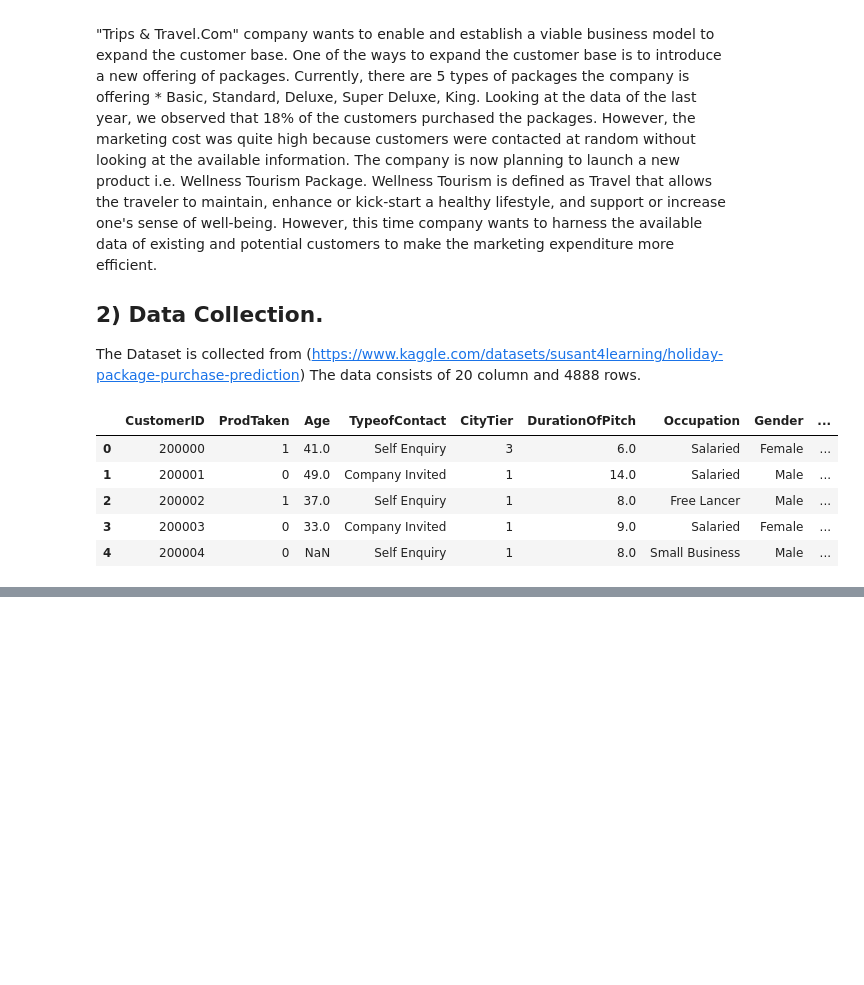
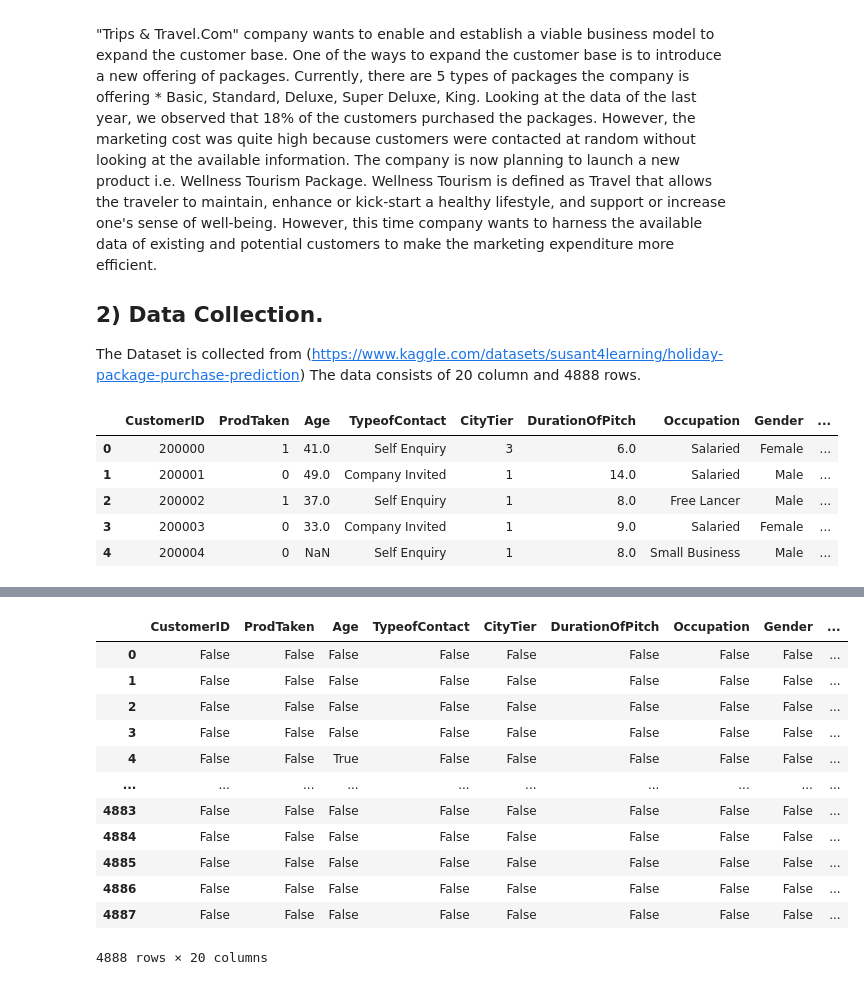
Before and after one commit to DheerajMahapatra/Data-Science, a Jupyter notebook: 31-Random Forest Machine Learning/31.3-Random Forest Classification Implementation.ipynb, the cells around one changed output, grey strips where cells are left out. Saved outputs shown, nothing was run; the diff lists cells and outputs as text; code cells hidden in the pictures; blank space fills up the shorter version.

```diff
--- a/31-Random Forest Machine Learning/31.3-Random Forest Classification Implementation.ipynb
+++ b/31-Random Forest Machine Learning/31.3-Random Forest Classification Implementation.ipynb
@@ -31,0 +40,16 @@ df.head()
+# %%
+df.isnull()
+# %% [output]
+|  | CustomerID | ProdTaken | Age | TypeofContact | CityTier | DurationOfPitch | Occupation | Gender | ... |
+| 0 | False | False | False | False | False | False | False | False | ... |
+| 1 | False | False | False | False | False | False | False | False | ... |
+| 2 | False | False | False | False | False | False | False | False | ... |
+| 3 | False | False | False | False | False | False | False | False | ... |
+| 4 | False | False | True | False | False | False | False | False | ... |
+| ... | ... | ... | ... | ... | ... | ... | ... | ... | ... |
+| 4883 | False | False | False | False | False | False | False | False | ... |
+| 4884 | False | False | False | False | False | False | False | False | ... |
+| 4885 | False | False | False | False | False | False | False | False | ... |
+| 4886 | False | False | False | False | False | False | False | False | ... |
+| 4887 | False | False | False | False | False | False | False | False | ... |
+4888 rows × 20 columns
```
Also changed, not shown: parts of 26 cells of this notebook.
